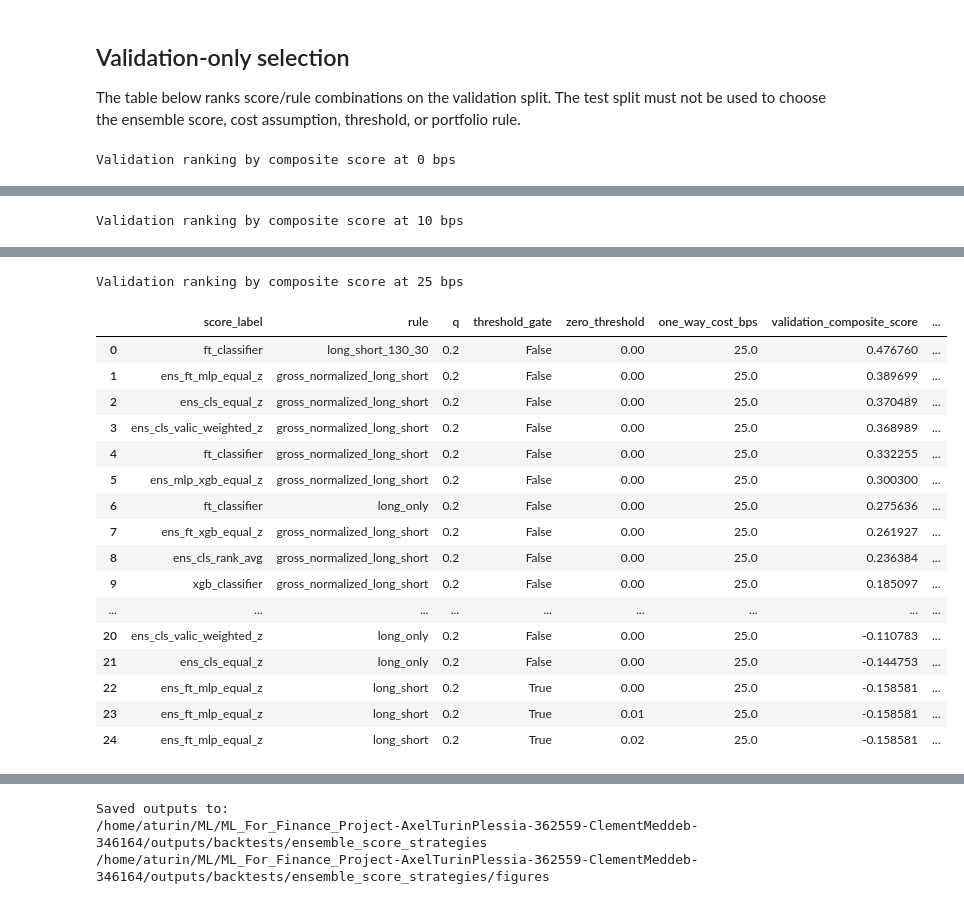
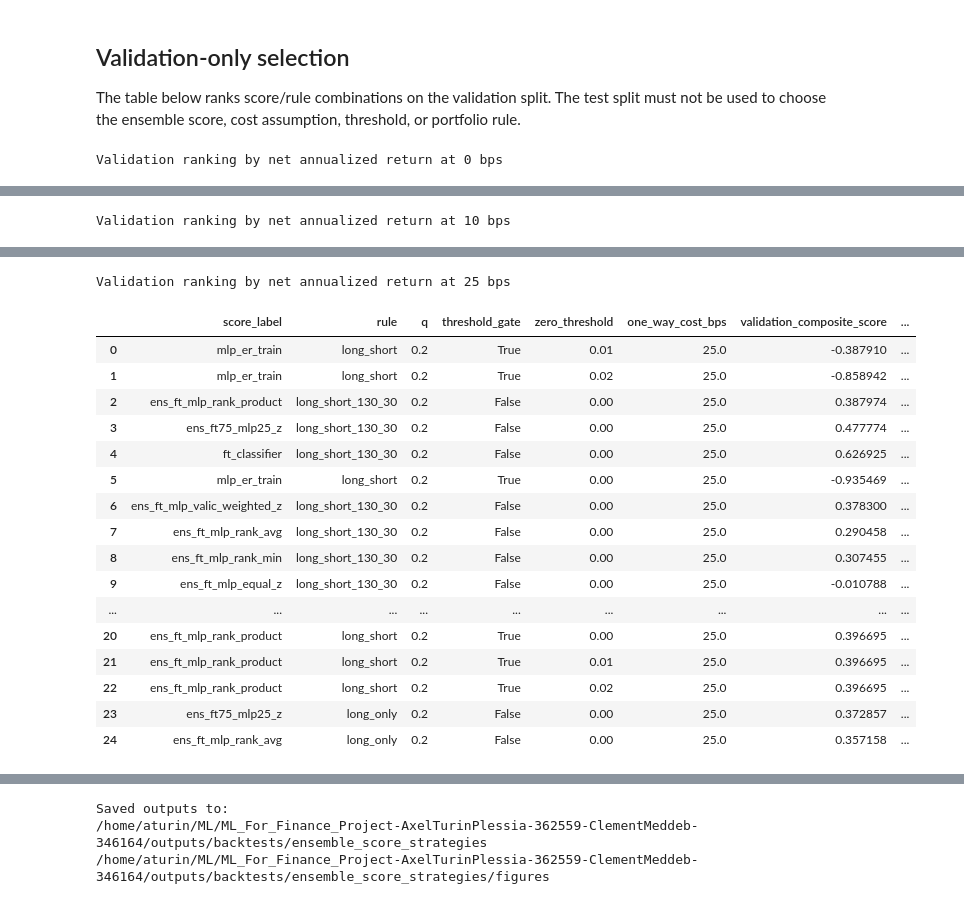
Before and after one commit to clemeddeb/ML_For_Cross-Sectional_Stock_Return_Prediction, a Jupyter notebook: notebooks/12_evaluate_ensemble_score_strategies.ipynb, the cells around one changed output, grey strips where cells are left out. Cells and saved outputs as stored; diff of their text form; code cells hidden in the pictures.

```diff
--- a/notebooks/12_evaluate_ensemble_score_strategies.ipynb
+++ b/notebooks/12_evaluate_ensemble_score_strategies.ipynb
@@ -169,14 +160,13 @@ def summarize_rank_ic(monthly_ic: pd.DataFrame) -> pd.DataFrame:
     summary["rank_ic_tstat"] = summary["mean_rank_ic"] / summary["std_rank_ic"].replace(0, np.nan) * np.sqrt(summary["months"])
     return summary.sort_values(["split", "mean_rank_ic"], ascending=[True, False])
 # %%
-# Cell 4: Define base classifier scores and validation-IC weights
+# Cell 4: Define base scores and validation diagnostics
 
 work = df.copy()
 
 base_score_columns = {
-    "xgb_classifier": "prediction_xgb_classifier_score",
-    "mlp_classifier": "prediction_mlp_classifier_score",
     "ft_classifier": "prediction_ft_classifier_score",
+    "mlp_er_train": "prediction_mlp_er_train_score",
 }
 
 # Add standardized and rank-transformed base scores.
@@ -184,7 +174,7 @@ for label, col in base_score_columns.items():
     work[f"z_{label}"] = cross_sectional_zscore(work, col)
     work[f"rank_{label}"] = cross_sectional_pctrank(work, col)
 
-# Compute validation Rank IC for base scores only. These are used only for validation-weighted ensemble weights.
+# Compute validation Rank IC for base scores. These are used only for validation-weighted ensemble weights.
 base_ic_frames = []
 for label, col in base_score_columns.items():
     tmp = monthly_rank_ic(work, col)
@@ -209,7 +199,7 @@ else:
 ensemble_weights = valic_weights.rename("validation_ic_weight").reset_index().rename(columns={"index": "score_label"})
 ensemble_weights["validation_mean_rank_ic"] = ensemble_weights["score_label"].map(base_validation_ic)
 
-ensemble_weights.to_csv(BACKTEST_DIR / "ensemble_validation_ic_weights.csv", index=False)
+ensemble_weights.to_csv(BACKTEST_DIR / "ft_mlp_ensemble_validation_ic_weights.csv", index=False)
 display(ensemble_weights)
 # %% [output]
 |  | score_label | validation_ic_weight | validation_mean_rank_ic |
@@ -390,8 +363,8 @@ def build_portfolio_returns(
     split_col: str = "split",
 ) -> pd.DataFrame:
     rows = []
-    previous_weights = None
-    data = data.sort_values([date_col, "PERMNO"]).copy()
+    previous_weights_by_split = {}
+    data = data.sort_values([split_col, date_col, "PERMNO"]).copy()
 
     for (split, month), part in data.groupby([split_col, date_col], sort=True):
         weights = make_weights_for_month(
@@ -423,6 +396,7 @@ def build_portfolio_returns(
             short_leg_return = float(short_leg_contribution / short_weight)
 
         current_weights = pd.Series(weights.values, index=part["PERMNO"].values)
+        previous_weights = previous_weights_by_split.get(split)
         if previous_weights is None:
             turnover = float(current_weights.abs().sum())
         else:
@@ -460,7 +434,7 @@ def build_portfolio_returns(
             }
         )
 
-        previous_weights = current_weights
+        previous_weights_by_split[split] = current_weights
 
     return pd.DataFrame(rows)
 # %%
@@ -538,7 +512,7 @@ def summarize_portfolios(monthly: pd.DataFrame, return_col: str = "net_return")
 # %%
 # Cell 9: Strategy grid
 
-# Same limited rule grid as the DL/XGBoost notebook.
+# Threshold gate at 0.00 is equivalent to a sign gate. Threshold 0.05 is intentionally excluded.
 THRESHOLD_GRID = [0.00, 0.01, 0.02]
 
 strategy_grid = [
@@ -551,17 +525,16 @@ for tau in THRESHOLD_GRID:
 
 cost_grid_bps = [0.0, 10.0, 25.0]
 
-# Main ensemble scores plus base classifier benchmarks.
 candidate_score_labels = [
-    "xgb_classifier",
-    "mlp_classifier",
     "ft_classifier",
-    "ens_cls_equal_z",
-    "ens_cls_rank_avg",
+    "mlp_er_train",
     "ens_ft_mlp_equal_z",
-    "ens_ft_xgb_equal_z",
-    "ens_mlp_xgb_equal_z",
-    "ens_cls_valic_weighted_z",
+    "ens_ft75_mlp25_z",
+    "ens_ft25_mlp75_z",
+    "ens_ft_mlp_rank_avg",
+    "ens_ft_mlp_rank_product",
+    "ens_ft_mlp_rank_min",
+    "ens_ft_mlp_valic_weighted_z",
 ]
 
 candidate_score_labels = [label for label in candidate_score_labels if label in score_columns]
@@ -709,20 +682,17 @@ def build_validation_selection_ranking(portfolio_summary: pd.DataFrame, validati
         & ranking["validation_net_annualized_volatility"].gt(0)
     )
 
-    # Balanced validation criterion: ranking quality + economic performance - costs/risk/turnover.
-    # max_drawdown is negative, so adding it penalizes deeper drawdowns.
     ranking["validation_composite_score"] = (
         ranking["validation_rank_ic"]
         + ranking["validation_net_sharpe"]
         + ranking["validation_net_annualized_return"]
-        + ranking["max_drawdown"]
         - ranking["average_turnover"]
         - ranking["validation_net_annualized_volatility"]
     )
     ranking.loc[~ranking["eligible_for_selection"], "validation_composite_score"] = -np.inf
 
     return ranking.sort_values(
-        ["one_way_cost_bps", "eligible_for_selection", "validation_composite_score", "validation_net_sharpe", "validation_net_annualized_return"],
+        ["one_way_cost_bps", "eligible_for_selection", "validation_net_annualized_return", "validation_net_sharpe", "validation_composite_score"],
         ascending=[True, False, False, False, False],
     ).reset_index(drop=True)
 
@@ -731,9 +701,9 @@ validation_portfolios = build_validation_selection_ranking(portfolio_summary, va
 validation_portfolios.to_csv(BACKTEST_DIR / "ensemble_validation_strategy_ranking.csv", index=False)
 
 for cost in cost_grid_bps:
-    print(f"Validation ranking by composite score at {cost:.0f} bps")
+    print(f"Validation ranking by net annualized return at {cost:.0f} bps")
     ranking = validation_portfolios.loc[validation_portfolios["one_way_cost_bps"].eq(cost)].reset_index(drop=True)
     display(ranking[VALIDATION_RANKING_COLUMNS].head(25))
 # %% [output]
-Validation ranking by composite score at 0 bps
+Validation ranking by net annualized return at 0 bps
 |  | score_label | rule | q | threshold_gate | zero_threshold | one_way_cost_bps | validation_composite_score | ... |
@@ -756,2 +726,2 @@ Validation ranking by composite score at 0 bps
-Validation ranking by composite score at 10 bps
+Validation ranking by net annualized return at 10 bps
 |  | score_label | rule | q | threshold_gate | zero_threshold | one_way_cost_bps | validation_composite_score | ... |
@@ -774,21 +744,21 @@ Validation ranking by composite score at 10 bps
-Validation ranking by composite score at 25 bps
+Validation ranking by net annualized return at 25 bps
 |  | score_label | rule | q | threshold_gate | zero_threshold | one_way_cost_bps | validation_composite_score | ... |
-| 0 | ft_classifier | long_short_130_30 | 0.2 | False | 0.00 | 25.0 | 0.476760 | ... |
-| 1 | ens_ft_mlp_equal_z | gross_normalized_long_short | 0.2 | False | 0.00 | 25.0 | 0.389699 | ... |
-| 2 | ens_cls_equal_z | gross_normalized_long_short | 0.2 | False | 0.00 | 25.0 | 0.370489 | ... |
-| 3 | ens_cls_valic_weighted_z | gross_normalized_long_short | 0.2 | False | 0.00 | 25.0 | 0.368989 | ... |
-| 4 | ft_classifier | gross_normalized_long_short | 0.2 | False | 0.00 | 25.0 | 0.332255 | ... |
-| 5 | ens_mlp_xgb_equal_z | gross_normalized_long_short | 0.2 | False | 0.00 | 25.0 | 0.300300 | ... |
-| 6 | ft_classifier | long_only | 0.2 | False | 0.00 | 25.0 | 0.275636 | ... |
-| 7 | ens_ft_xgb_equal_z | gross_normalized_long_short | 0.2 | False | 0.00 | 25.0 | 0.261927 | ... |
-| 8 | ens_cls_rank_avg | gross_normalized_long_short | 0.2 | False | 0.00 | 25.0 | 0.236384 | ... |
-| 9 | xgb_classifier | gross_normalized_long_short | 0.2 | False | 0.00 | 25.0 | 0.185097 | ... |
+| 0 | mlp_er_train | long_short | 0.2 | True | 0.01 | 25.0 | -0.387910 | ... |
+| 1 | mlp_er_train | long_short | 0.2 | True | 0.02 | 25.0 | -0.858942 | ... |
+| 2 | ens_ft_mlp_rank_product | long_short_130_30 | 0.2 | False | 0.00 | 25.0 | 0.387974 | ... |
+| 3 | ens_ft75_mlp25_z | long_short_130_30 | 0.2 | False | 0.00 | 25.0 | 0.477774 | ... |
+| 4 | ft_classifier | long_short_130_30 | 0.2 | False | 0.00 | 25.0 | 0.626925 | ... |
+| 5 | mlp_er_train | long_short | 0.2 | True | 0.00 | 25.0 | -0.935469 | ... |
+| 6 | ens_ft_mlp_valic_weighted_z | long_short_130_30 | 0.2 | False | 0.00 | 25.0 | 0.378300 | ... |
+| 7 | ens_ft_mlp_rank_avg | long_short_130_30 | 0.2 | False | 0.00 | 25.0 | 0.290458 | ... |
+| 8 | ens_ft_mlp_rank_min | long_short_130_30 | 0.2 | False | 0.00 | 25.0 | 0.307455 | ... |
+| 9 | ens_ft_mlp_equal_z | long_short_130_30 | 0.2 | False | 0.00 | 25.0 | -0.010788 | ... |
 | ... | ... | ... | ... | ... | ... | ... | ... | ... |
-| 20 | ens_cls_valic_weighted_z | long_only | 0.2 | False | 0.00 | 25.0 | -0.110783 | ... |
-| 21 | ens_cls_equal_z | long_only | 0.2 | False | 0.00 | 25.0 | -0.144753 | ... |
-| 22 | ens_ft_mlp_equal_z | long_short | 0.2 | True | 0.00 | 25.0 | -0.158581 | ... |
-| 23 | ens_ft_mlp_equal_z | long_short | 0.2 | True | 0.01 | 25.0 | -0.158581 | ... |
-| 24 | ens_ft_mlp_equal_z | long_short | 0.2 | True | 0.02 | 25.0 | -0.158581 | ... |
+| 20 | ens_ft_mlp_rank_product | long_short | 0.2 | True | 0.00 | 25.0 | 0.396695 | ... |
+| 21 | ens_ft_mlp_rank_product | long_short | 0.2 | True | 0.01 | 25.0 | 0.396695 | ... |
+| 22 | ens_ft_mlp_rank_product | long_short | 0.2 | True | 0.02 | 25.0 | 0.396695 | ... |
+| 23 | ens_ft75_mlp25_z | long_only | 0.2 | False | 0.00 | 25.0 | 0.372857 | ... |
+| 24 | ens_ft_mlp_rank_avg | long_only | 0.2 | False | 0.00 | 25.0 | 0.357158 | ... |
 # %%
 # Cell 12: Fixed-rule comparison at 10 bps
 
```
Also changed, not shown: parts of 13 cells of this notebook.
